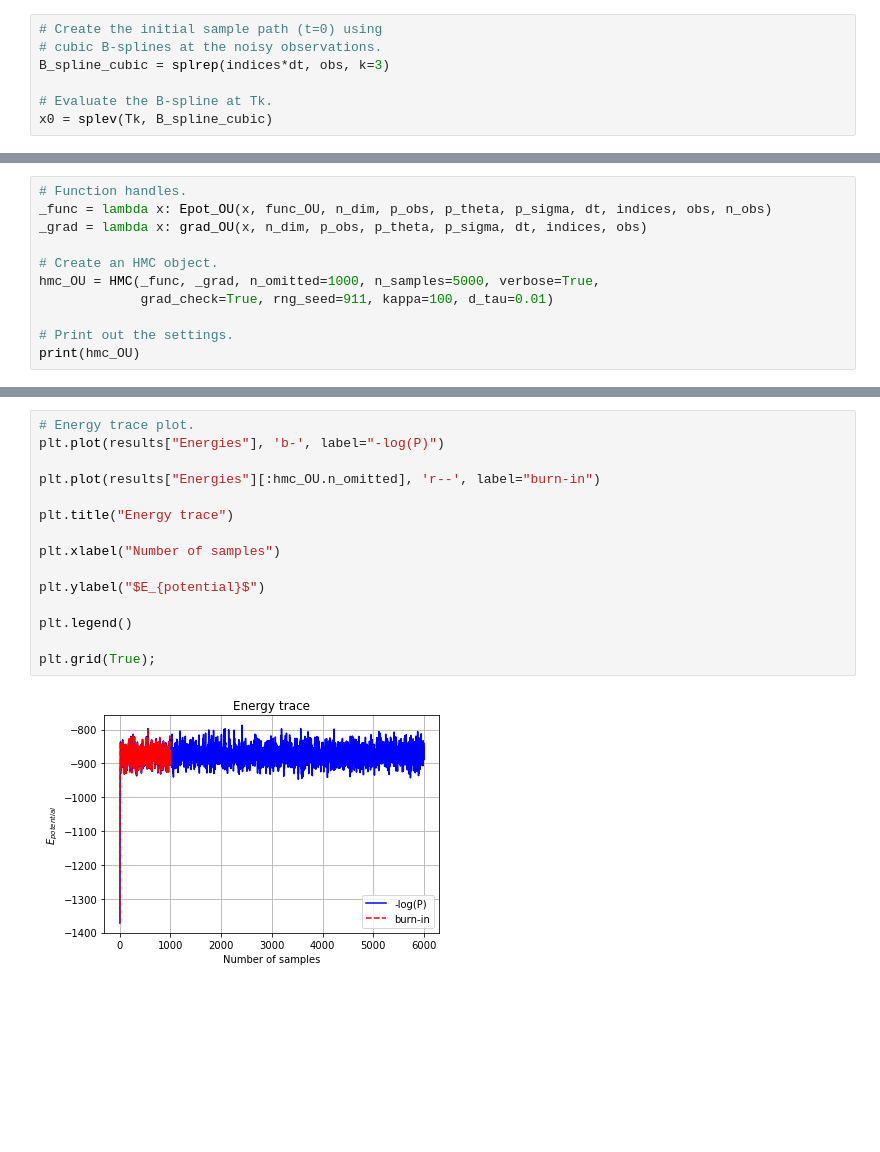
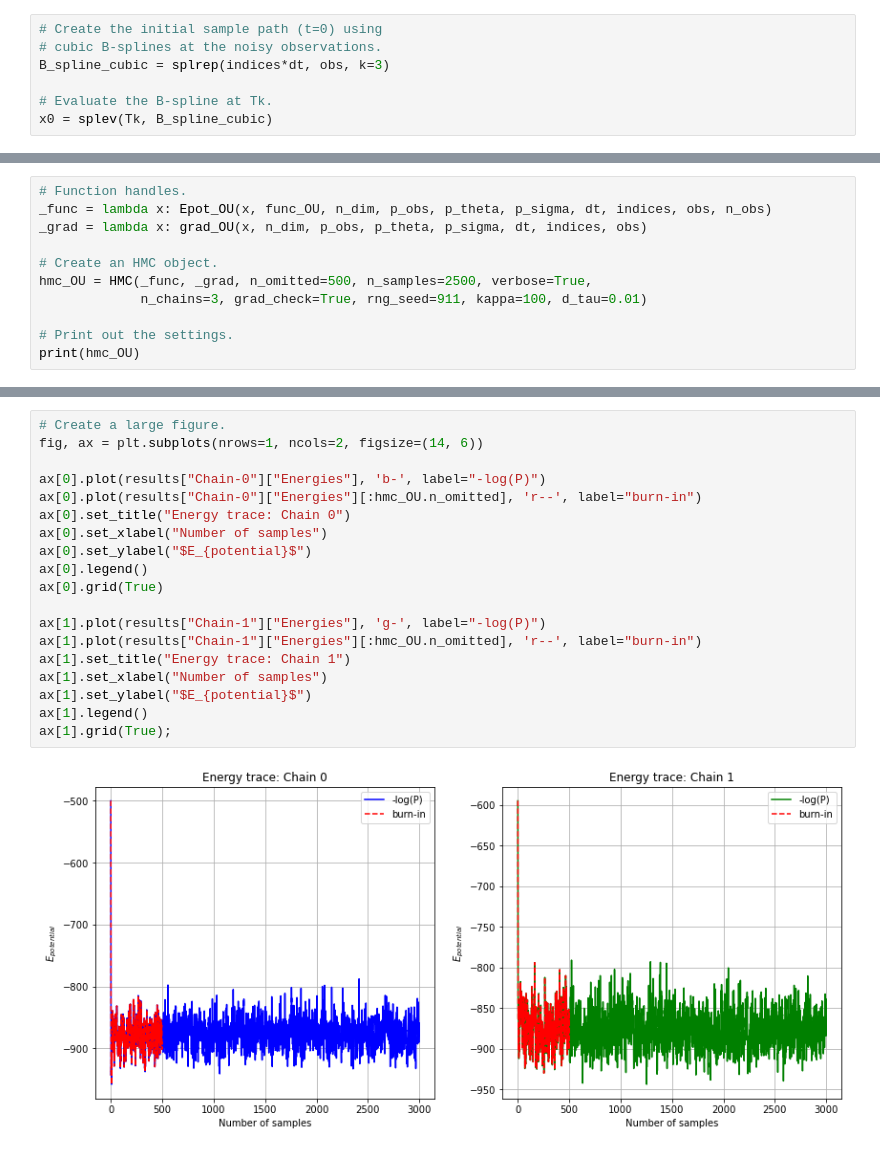
Before and after one commit to vrettasm/HamiltonianMonteCarlo, a Jupyter notebook: example_ornstein_uhlenbeck.ipynb, the cells around one changed output, grey strips where cells are left out. Cells and saved outputs as stored; diff of their text form; blank space fills up the shorter version.

```diff
--- a/example_ornstein_uhlenbeck.ipynb
+++ b/example_ornstein_uhlenbeck.ipynb
@@ -211,8 +211,8 @@ _func = lambda x: Epot_OU(x, func_OU, n_dim, p_obs, p_theta, p_sigma, dt, indice
 _grad = lambda x: grad_OU(x, n_dim, p_obs, p_theta, p_sigma, dt, indices, obs)
 
 # Create an HMC object.
-hmc_OU = HMC(_func, _grad, n_omitted=1000, n_samples=5000, verbose=True,
-             grad_check=True, rng_seed=911, kappa=100, d_tau=0.01)
+hmc_OU = HMC(_func, _grad, n_omitted=500, n_samples=2500, verbose=True,
+             n_chains=3, grad_check=True, rng_seed=911, kappa=100, d_tau=0.01)
 
 # Print out the settings.
 print(hmc_OU)
@@ -242,19 +254,23 @@ Error <AFTER> = 0.00012510703057223502
 # %%
-# Energy trace plot.
-plt.plot(results["Energies"], 'b-', label="-log(P)")
+# Create a large figure.
+fig, ax = plt.subplots(nrows=1, ncols=2, figsize=(14, 6))
 
-plt.plot(results["Energies"][:hmc_OU.n_omitted], 'r--', label="burn-in")
+ax[0].plot(results["Chain-0"]["Energies"], 'b-', label="-log(P)")
+ax[0].plot(results["Chain-0"]["Energies"][:hmc_OU.n_omitted], 'r--', label="burn-in")
+ax[0].set_title("Energy trace: Chain 0")
+ax[0].set_xlabel("Number of samples")
+ax[0].set_ylabel("$E_{potential}$")
+ax[0].legend()
+ax[0].grid(True)
 
-plt.title("Energy trace")
-
-plt.xlabel("Number of samples")
-
-plt.ylabel("$E_{potential}$")
-
-plt.legend()
-
-plt.grid(True);
+ax[1].plot(results["Chain-1"]["Energies"], 'g-', label="-log(P)")
+ax[1].plot(results["Chain-1"]["Energies"][:hmc_OU.n_omitted], 'r--', label="burn-in")
+ax[1].set_title("Energy trace: Chain 1")
+ax[1].set_xlabel("Number of samples")
+ax[1].set_ylabel("$E_{potential}$")
+ax[1].legend()
+ax[1].grid(True);
 # %% [output]
-[figure, old version]
+[figure, new version]
 # %%
 # ACF lag value.
```
Also changed, not shown: parts of 7 cells of this notebook, 1 other file.
